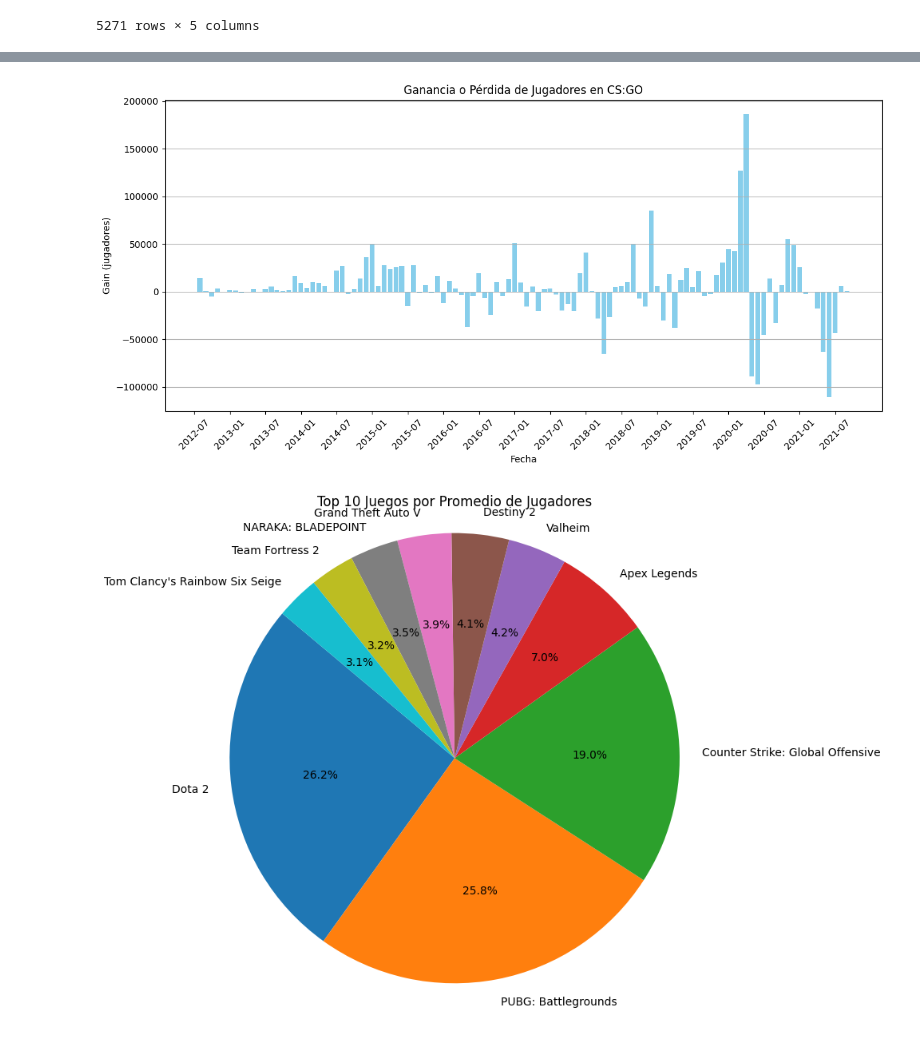
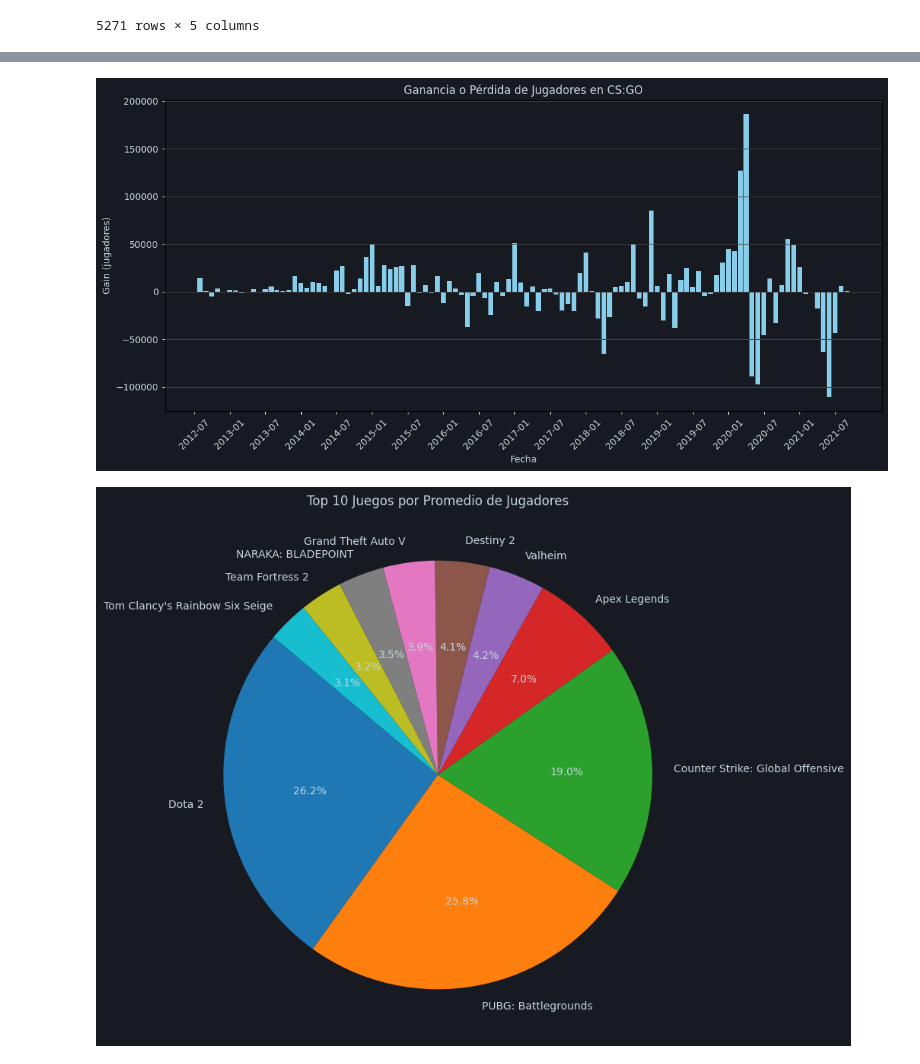
Before and after one commit to avilafelix998/big_data, a Jupyter notebook: backend/analisis.ipynb, the cells around one changed output, grey strips where cells are left out. Drawn from its saved outputs; the diff is of its cells as text; code cells hidden in the pictures.

```diff
--- a/backend/analisis.ipynb
+++ b/backend/analisis.ipynb
@@ -139,27 +167,54 @@ plt.show()
 # %%
+
+
 fechas = df_csgo['Date'].dt.strftime('%Y-%m')
 
-plt.figure(figsize=(12, 6))
-plt.bar(fechas, df_csgo['Gain'], color='skyblue')
-plt.title('Ganancia o Pérdida de Jugadores en CS:GO')
-plt.xlabel('Fecha')
-plt.ylabel('Gain (jugadores)')
+fig, ax = plt.subplots(figsize=(12, 6))
 
+ax.bar(fechas, df_csgo['Gain'], color='skyblue')
+
+# Título y etiquetas con color personalizado
+ax.set_title('Ganancia o Pérdida de Jugadores en CS:GO', color='#c7d5e0')
+ax.set_xlabel('Fecha', color='#c7d5e0')
+ax.set_ylabel('Gain (jugadores)', color='#c7d5e0')
+
+# Ejes en color personalizado
+ax.tick_params(axis='x', colors='#c7d5e0', rotation=45)
+ax.tick_params(axis='y', colors='#c7d5e0')
+
+# Marcas de tiempo en eje X
 n = 6
-plt.xticks(ticks=range(0, len(fechas), n), labels=fechas[::n], rotation=45)
+ax.set_xticks(range(0, len(fechas), n))
+ax.set_xticklabels(fechas[::n])
+
+# Fondo y grilla
+fig.patch.set_facecolor('#171a21')  # fondo general
+ax.set_facecolor('#171a21')         # fondo del área del gráfico
+ax.grid(axis='y', color='#444')     # grilla sutil
 
 plt.tight_layout()
-plt.grid(axis='y')
 plt.show()
 # %% [output]
-[figure, old version]
+[figure, new version]
 # %%
+
 df_avg_by_game = df.groupby('Game_Name')['Avg_players'].mean().sort_values(ascending=False).head(10)
 
-plt.figure(figsize=(8, 8))
-plt.pie(df_avg_by_game, labels=df_avg_by_game.index, autopct='%1.1f%%', startangle=140)
-plt.title('Top 10 Juegos por Promedio de Jugadores')
-plt.axis('equal')
+fig, ax = plt.subplots(figsize=(8, 9))
+wedges, texts, autotexts = ax.pie(
+    df_avg_by_game,
+    labels=df_avg_by_game.index,
+    autopct='%1.1f%%',
+    startangle=140,
+    textprops=dict(color='#c7d5e0')  # color del texto de etiquetas y porcentajes
+)
+
+# Título con color personalizado
+plt.title('Top 10 Juegos por Promedio de Jugadores', color='#c7d5e0')
+
+# Fondo
+fig.set_facecolor('#171a21')  # fondo oscuro estilo Steam
+plt.axis('equal')  # mantener proporciones
 plt.show()
 # %% [output]
-[figure, old version]
+[figure, new version]
```
Also changed, not shown: parts of 2 cells of this notebook, 7 other files.
